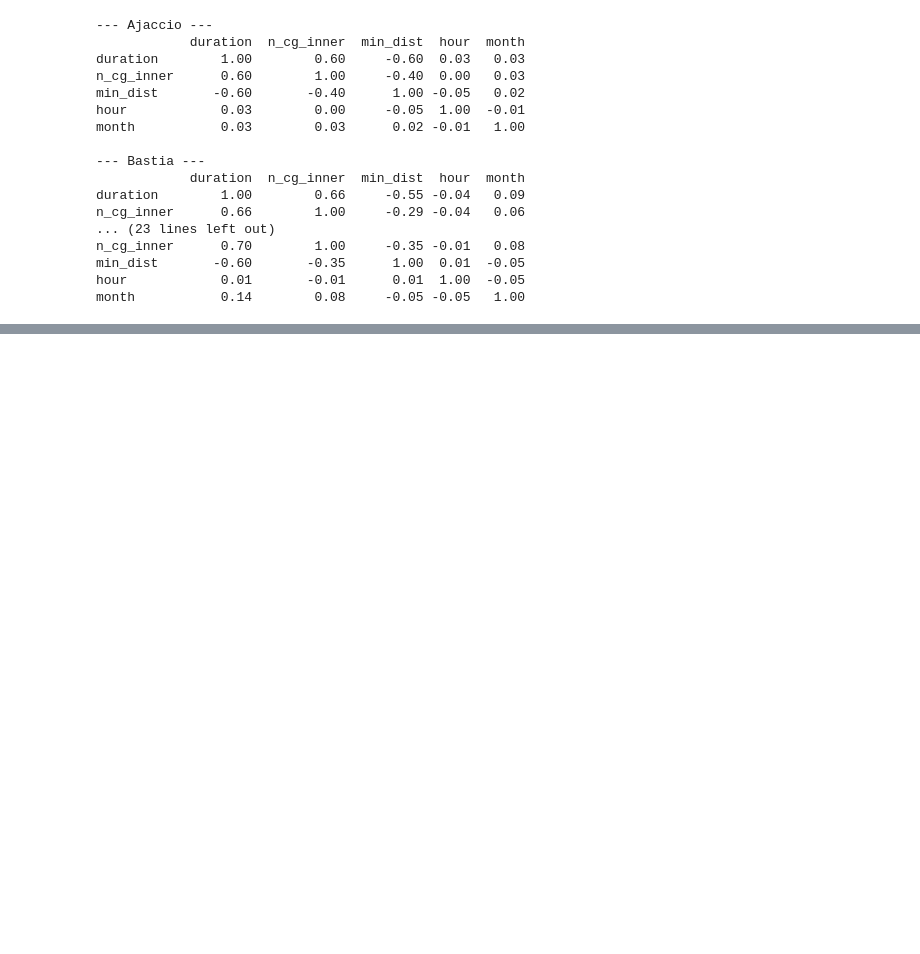
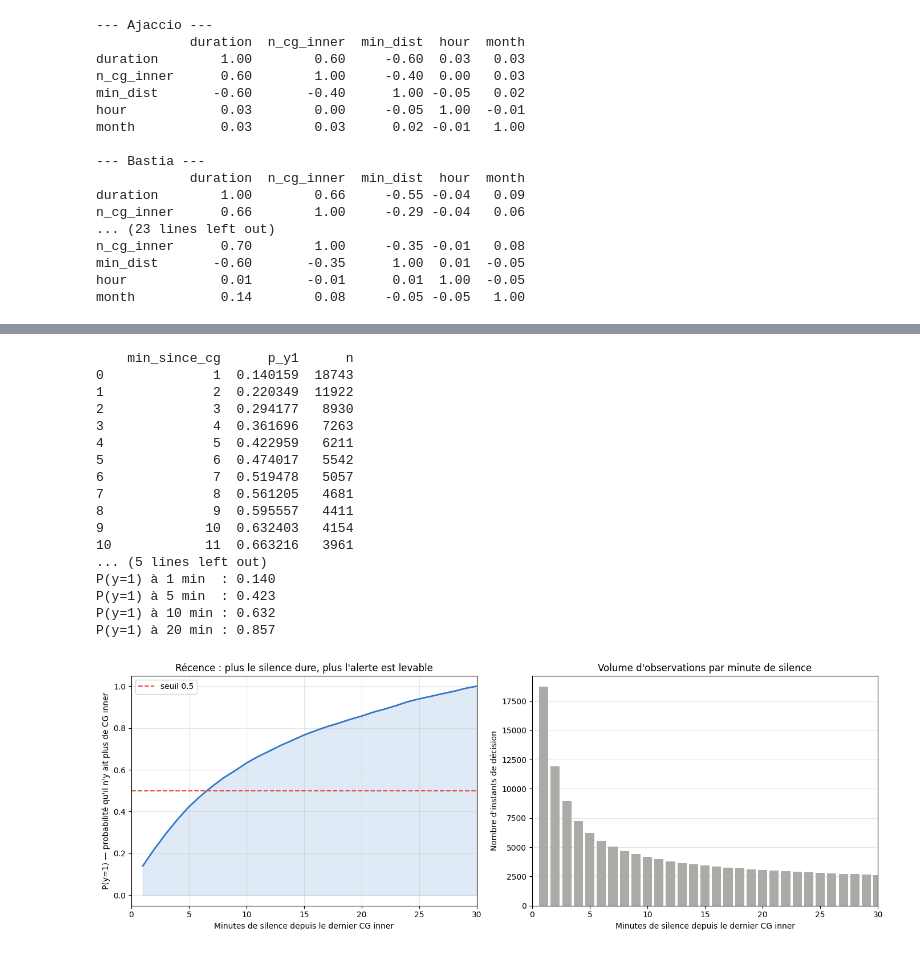
Before and after one commit to N-Mehdi/Dataverse, a Jupyter notebook: data/exploration.ipynb, the cells around one changed output, grey strips where cells are left out. Cells and saved outputs as stored; diff of their text form; code cells hidden in the pictures; blank space fills up the shorter version.

```diff
--- a/data/exploration.ipynb
+++ b/data/exploration.ipynb
@@ -857,0 +1123,74 @@ month           0.14        0.08     -0.05 -0.05   1.00
+# %%
+# %%
+import pandas as pd
+import matplotlib.pyplot as plt
+import numpy as np
+
+SILENCE_PATH = "/home/onyxia/work/Dataverse/Dataverse/output/silence_dataset.csv"
+OUTPUT_PATH = "/home/onyxia/work/Dataverse/Dataverse/output"
+
+df = pd.read_csv(SILENCE_PATH)
+
+# Arrondir à la minute entière pour grouper
+df["min_since_cg"] = df["minutes_since_reference_cg"].round(0).astype(int)
+
+# Probabilité de y=1 par minute de silence
+curve = (
+    df.groupby("min_since_cg")["y"]
+    .agg(["mean", "count"])
+    .reset_index()
+    .rename(columns={"mean": "p_y1", "count": "n"})
+)
+
+# Garder seulement les minutes avec assez d'observations
+curve = curve[curve["n"] >= 50]
+
+print(curve.head(15).to_string())
+print(f"\nP(y=1) à 1 min  : {curve[curve['min_since_cg']==1]['p_y1'].values[0]:.3f}")
+print(f"P(y=1) à 5 min  : {curve[curve['min_since_cg']==5]['p_y1'].values[0]:.3f}")
+print(f"P(y=1) à 10 min : {curve[curve['min_since_cg']==10]['p_y1'].values[0]:.3f}")
+print(f"P(y=1) à 20 min : {curve[curve['min_since_cg']==20]['p_y1'].values[0]:.3f}")
+
+fig, axes = plt.subplots(1, 2, figsize=(14, 5))
+
+# Courbe principale
+axes[0].plot(curve["min_since_cg"], curve["p_y1"], color="#3078c8", linewidth=2)
+axes[0].axhline(0.5, color="#e74c3c", linestyle="--", label="seuil 0.5")
+axes[0].fill_between(curve["min_since_cg"], curve["p_y1"], alpha=0.15, color="#3078c8")
+axes[0].set_xlabel("Minutes de silence depuis le dernier CG inner")
+axes[0].set_ylabel("P(y=1) — probabilité qu'il n'y ait plus de CG inner")
+axes[0].set_title("Récence : plus le silence dure, plus l'alerte est levable")
+axes[0].legend()
+axes[0].grid(alpha=0.3)
+axes[0].set_xlim(0, 30)
+
+# Volume d'observations par minute
+axes[1].bar(curve["min_since_cg"], curve["n"], color="#888780", alpha=0.7)
+axes[1].set_xlabel("Minutes de silence depuis le dernier CG inner")
+axes[1].set_ylabel("Nombre d'instants de décision")
+axes[1].set_title("Volume d'observations par minute de silence")
+axes[1].grid(alpha=0.3, axis="y")
+axes[1].set_xlim(0, 30)
+
+plt.tight_layout()
+plt.savefig(f"{OUTPUT_PATH}/recence_y1_vs_silence.png", dpi=130, bbox_inches="tight")
+plt.show()
+# %% [output]
+    min_since_cg      p_y1      n
+0              1  0.140159  18743
+1              2  0.220349  11922
+2              3  0.294177   8930
+3              4  0.361696   7263
+4              5  0.422959   6211
+5              6  0.474017   5542
+6              7  0.519478   5057
+7              8  0.561205   4681
+8              9  0.595557   4411
+9             10  0.632403   4154
+10            11  0.663216   3961
+... (5 lines left out)
+P(y=1) à 1 min  : 0.140
+P(y=1) à 5 min  : 0.423
+P(y=1) à 10 min : 0.632
+P(y=1) à 20 min : 0.857
+[figure, added]
```
Also changed, not shown: parts of 16 cells of this notebook, 5 other files.
